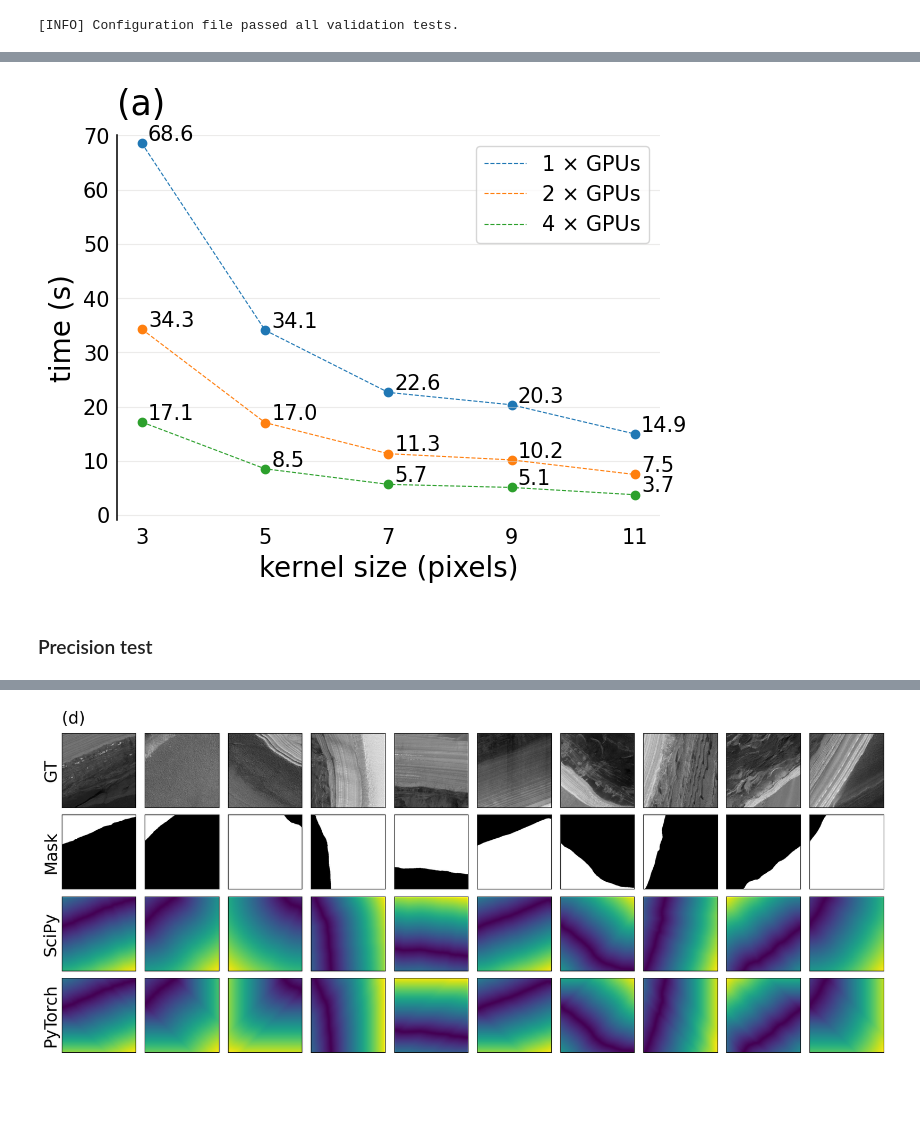
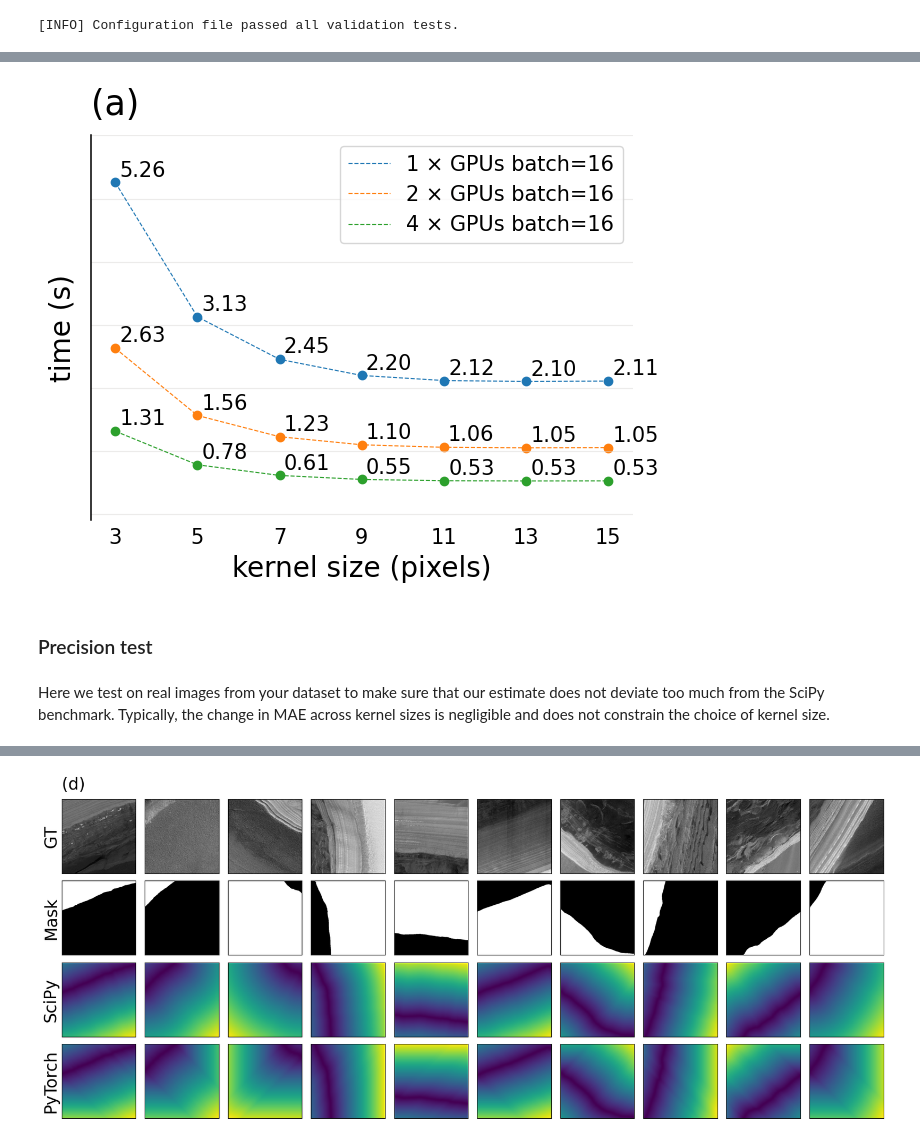
Before and after one commit to ZipZaap/MobaNet, a Jupyter notebook: notebooks/sdm_tests.ipynb, the cells around one changed output, grey strips where cells are left out. Saved outputs shown, nothing was run; the diff lists cells and outputs as text; code cells hidden in the pictures; blank space fills up the shorter version.

```diff
--- a/notebooks/sdm_tests.ipynb
+++ b/notebooks/sdm_tests.ipynb
@@ -51,38 +35,62 @@ for k in [3,5,7,9,11,0]:
+# %%
+# Either use defaults from config.yaml or set manually
+imsize: int = CONF.INPUT_SIZE
+batch: int = CONF.BATCH_SIZE
+n_iters: int = 1000
+# ----------------------------------------------------
+
+# demo masks for quick & consistent testing
+mask_tensor = torch.tril(torch.ones((imsize, imsize), device='cuda:0'))
+mask_tensor = mask_tensor.unsqueeze(0).unsqueeze(0)
+mask_tensor_batch = mask_tensor.repeat(batch, 1, 1, 1)
+
+kernel_size_test: list[float] = []
+for k in KSIZES:
+
+    t1 = time.time()
+    for i in tqdm(range(n_iters // batch), desc=f"K {k}"):
+        SDF.sdf(mask_tensor_batch, K=k, imsize=imsize, distance='chebyshev', normalization=None)
+
+    t2 = time.time()
+    dt = t2 - t1
+    kernel_size_test.append(dt)
 # %%
 fig, ax = plt.subplots(figsize=(7,5))
 
-def plot_ksize_test(yarr, ax):
-    x = [3, 5, 7, 9, 11]
-    y = np.array(yarr[:-1])
+def plot_ksize_test(arr, ax):
+    y = np.array(arr)
 
     for gpu in [1,2,4]:
-        ax.scatter(x,y/gpu)
-        ax.plot(x, y/gpu, linestyle='--', linewidth = 0.8, label= f'{gpu} \u00d7 GPUs')
+        ax.scatter(KSIZES, y/gpu)
+        ax.plot(KSIZES, y/gpu, linestyle='--', linewidth = 0.8, label= f'{gpu} \u00d7 GPUs batch=16')
 
-        for i in range(len(x)):
-            ax.text(x[i] + 0.1,
-                y[i]/gpu + 0.5,
-                f'{y[i]/gpu:.1f}', fontsize=15)
+        for i in range(len(KSIZES)):
+            ax.text(KSIZES[i] + 0.1,
+                y[i]/gpu + 0.1,
+                f'{y[i]/gpu:.2f}', fontsize=15)
 
     ax.grid(which="major", axis='y', color='#DAD8D7', alpha=0.5, zorder=1)
     ax.spines[['top','right', 'bottom']].set_visible(False)
     ax.spines['left'].set_linewidth(1.1)
 
-    ax.set_ylim(-1,70)
-    ax.set_xticks(ticks=x)
+    ax.set_ylim(-0.1,6)
+    ax.set_xticks(ticks=KSIZES)
+    ax.set_yticklabels([])
 
     ax.yaxis.set_tick_params(pad=2, bottom=False, labelsize=15)
     ax.xaxis.set_tick_params(pad=2, bottom=False, labelsize=15)
 
     ax.set_ylabel('time (s)', fontsize=20, labelpad=5)
     ax.set_xlabel('kernel size (pixels)', fontsize=20, labelpad=5)
 
     ax.legend(fontsize=15)
     ax.set_title('(a)', loc='left', pad=15, fontsize=25)
 
 plot_ksize_test(kernel_size_test, ax)
 # %% [output]
-[figure, old version]
+[figure, new version]
 # %% [markdown]
 ### Precision test
+# %% [markdown]
+Here we test on real images from your dataset to make sure that our estimate does not deviate too much from the SciPy benchmark. Typically, the change in MAE across kernel sizes is negligible and does not constrain the choice of kernel size.
 # %%
```
Also changed, not shown: parts of 23 cells of this notebook, 2 other files.
